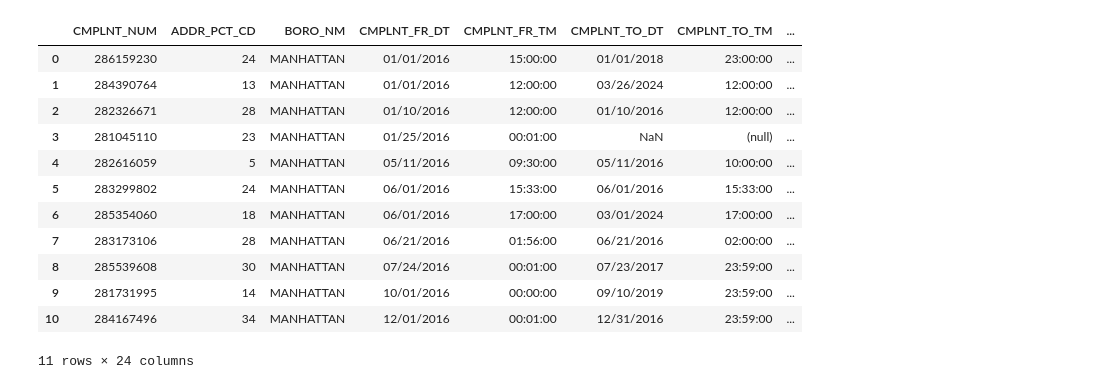
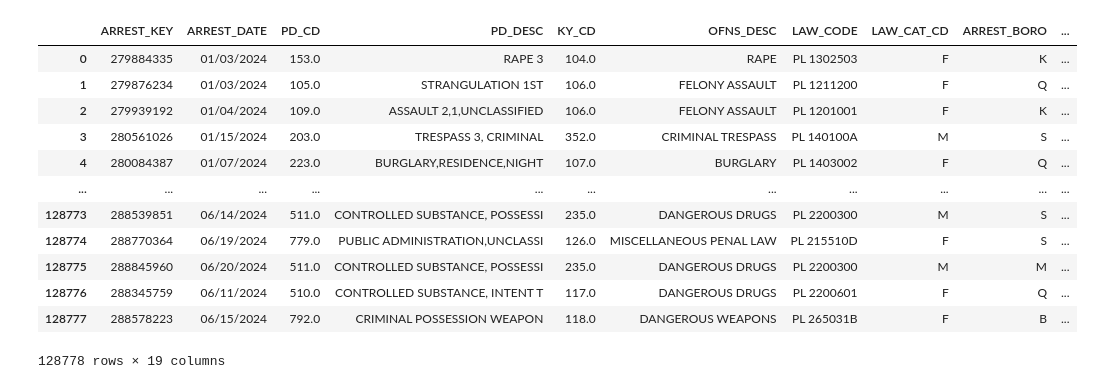
Before and after one commit to thezachdrake/UMD-INST627-Fall2024, a Jupyter notebook: rathod.ipynb, the cells around one changed output. Cells and saved outputs as stored; diff of their text form; code cells hidden in the pictures.

```diff
--- a/rathod.ipynb
+++ b/rathod.ipynb
@@ -1,19 +1,18 @@
 # %%
 import pandas as pd
-df = pd.read_csv("data/data.csv")
-df = df[df.BORO_NM=="MANHATTAN"]
-df
+arrests=pd.read_csv("data/arrests.csv")
+arrests
 # %% [output]
-|  | CMPLNT_NUM | ADDR_PCT_CD | BORO_NM | CMPLNT_FR_DT | CMPLNT_FR_TM | CMPLNT_TO_DT | CMPLNT_TO_TM | ... |
-| 0 | 286159230 | 24 | MANHATTAN | 01/01/2016 | 15:00:00 | 01/01/2018 | 23:00:00 | ... |
-| 1 | 284390764 | 13 | MANHATTAN | 01/01/2016 | 12:00:00 | 03/26/2024 | 12:00:00 | ... |
-| 2 | 282326671 | 28 | MANHATTAN | 01/10/2016 | 12:00:00 | 01/10/2016 | 12:00:00 | ... |
-| 3 | 281045110 | 23 | MANHATTAN | 01/25/2016 | 00:01:00 | NaN | (null) | ... |
-| 4 | 282616059 | 5 | MANHATTAN | 05/11/2016 | 09:30:00 | 05/11/2016 | 10:00:00 | ... |
-| 5 | 283299802 | 24 | MANHATTAN | 06/01/2016 | 15:33:00 | 06/01/2016 | 15:33:00 | ... |
-| 6 | 285354060 | 18 | MANHATTAN | 06/01/2016 | 17:00:00 | 03/01/2024 | 17:00:00 | ... |
-| 7 | 283173106 | 28 | MANHATTAN | 06/21/2016 | 01:56:00 | 06/21/2016 | 02:00:00 | ... |
-| 8 | 285539608 | 30 | MANHATTAN | 07/24/2016 | 00:01:00 | 07/23/2017 | 23:59:00 | ... |
-| 9 | 281731995 | 14 | MANHATTAN | 10/01/2016 | 00:00:00 | 09/10/2019 | 23:59:00 | ... |
-| 10 | 284167496 | 34 | MANHATTAN | 12/01/2016 | 00:01:00 | 12/31/2016 | 23:59:00 | ... |
+|  | ARREST_KEY | ARREST_DATE | PD_CD | PD_DESC | KY_CD | OFNS_DESC | LAW_CODE | LAW_CAT_CD | ARREST_BORO | ... |
+| 0 | 279884335 | 01/03/2024 | 153.0 | RAPE 3 | 104.0 | RAPE | PL 1302503 | F | K | ... |
+| 1 | 279876234 | 01/03/2024 | 105.0 | STRANGULATION 1ST | 106.0 | FELONY ASSAULT | PL 1211200 | F | Q | ... |
+| 2 | 279939192 | 01/04/2024 | 109.0 | ASSAULT 2,1,UNCLASSIFIED | 106.0 | FELONY ASSAULT | PL 1201001 | F | K | ... |
+| 3 | 280561026 | 01/15/2024 | 203.0 | TRESPASS 3, CRIMINAL | 352.0 | CRIMINAL TRESPASS | PL 140100A | M | S | ... |
+| 4 | 280084387 | 01/07/2024 | 223.0 | BURGLARY,RESIDENCE,NIGHT | 107.0 | BURGLARY | PL 1403002 | F | Q | ... |
+| ... | ... | ... | ... | ... | ... | ... | ... | ... | ... | ... |
+| 128773 | 288539851 | 06/14/2024 | 511.0 | CONTROLLED SUBSTANCE, POSSESSI | 235.0 | DANGEROUS DRUGS | PL 2200300 | M | S | ... |
+| 128774 | 288770364 | 06/19/2024 | 779.0 | PUBLIC ADMINISTRATION,UNCLASSI | 126.0 | MISCELLANEOUS PENAL LAW | PL 215510D | F | S | ... |
+| 128775 | 288845960 | 06/20/2024 | 511.0 | CONTROLLED SUBSTANCE, POSSESSI | 235.0 | DANGEROUS DRUGS | PL 2200300 | M | M | ... |
+| 128776 | 288345759 | 06/11/2024 | 510.0 | CONTROLLED SUBSTANCE, INTENT T | 117.0 | DANGEROUS DRUGS | PL 2200601 | F | Q | ... |
+| 128777 | 288578223 | 06/15/2024 | 792.0 | CRIMINAL POSSESSION WEAPON | 118.0 | DANGEROUS WEAPONS | PL 265031B | F | B | ... |
-11 rows × 24 columns
+128778 rows × 19 columns
```
Also changed, not shown: parts of 5 cells of this notebook.
